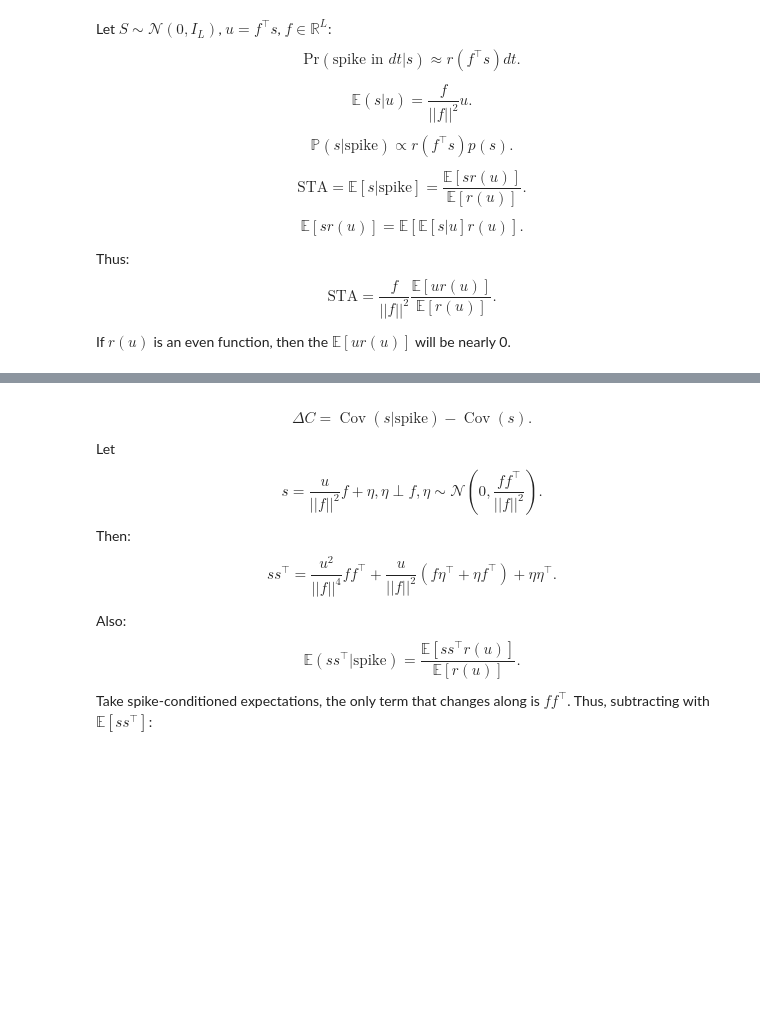
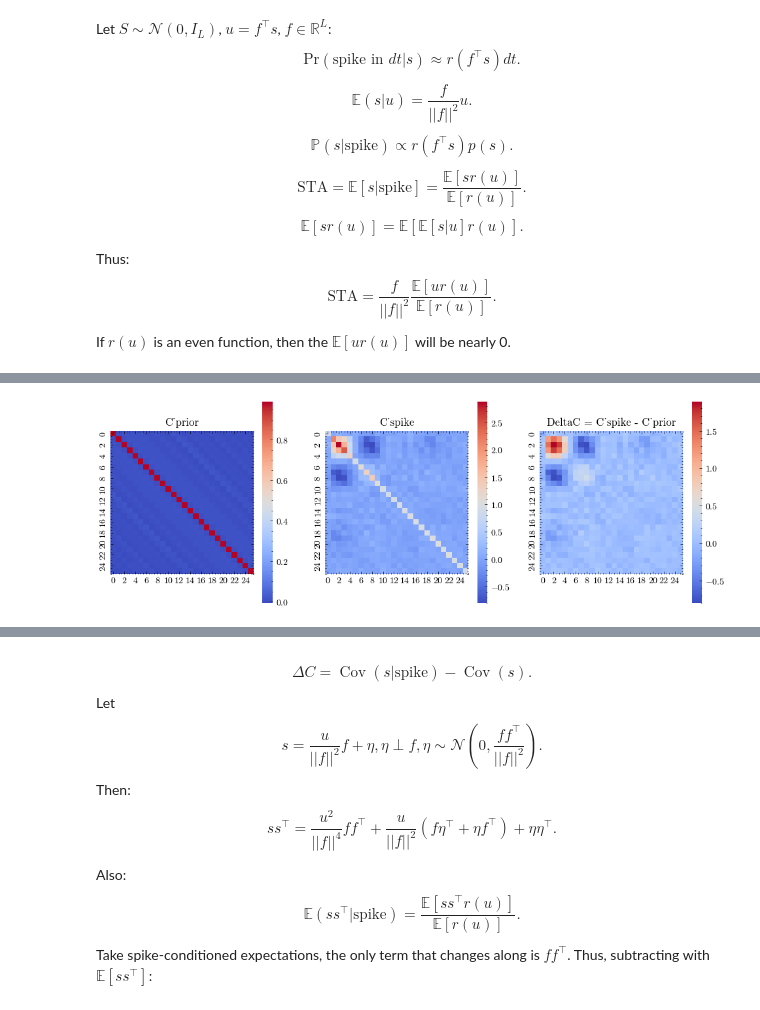
Before and after one commit to StevenZhang0116/MCN2025, a Jupyter notebook: ProblemSets/P1Q3.ipynb, the cells around one changed output, grey strips where cells are left out. Drawn from its saved outputs; the diff is of its cells as text; code cells hidden in the pictures; blank space fills up the shorter version.

```diff
--- a/ProblemSets/P1Q3.ipynb
+++ b/ProblemSets/P1Q3.ipynb
@@ -248,3 +269,15 @@ DeltaC = C_spike - C_prior
+# %%
+import seaborn as sns
+fig, ax = plt.subplots(1,3,figsize=(4*3,4))
+sns.heatmap(C_prior, ax=ax[0], cmap="coolwarm", cbar=True, square=True)
+sns.heatmap(C_spike, ax=ax[1], cmap="coolwarm", cbar=True, square=True)
+sns.heatmap(DeltaC, ax=ax[2], cmap="coolwarm", cbar=True, square=True)
+ax[0].set_title("C_prior")
+ax[1].set_title("C_spike")
+ax[2].set_title("DeltaC = C_spike - C_prior")
+fig.savefig(savepath + "C_matrices.png", dpi=1000)
+# %% [output]
+[figure, added]
 # %%
 evals, evecs = np.linalg.eigh((DeltaC + DeltaC.T) / 2.0)
 idx = np.argsort(np.abs(evals))[::-1]
```
Also changed, not shown: parts of 12 cells of this notebook, 19 other files.
